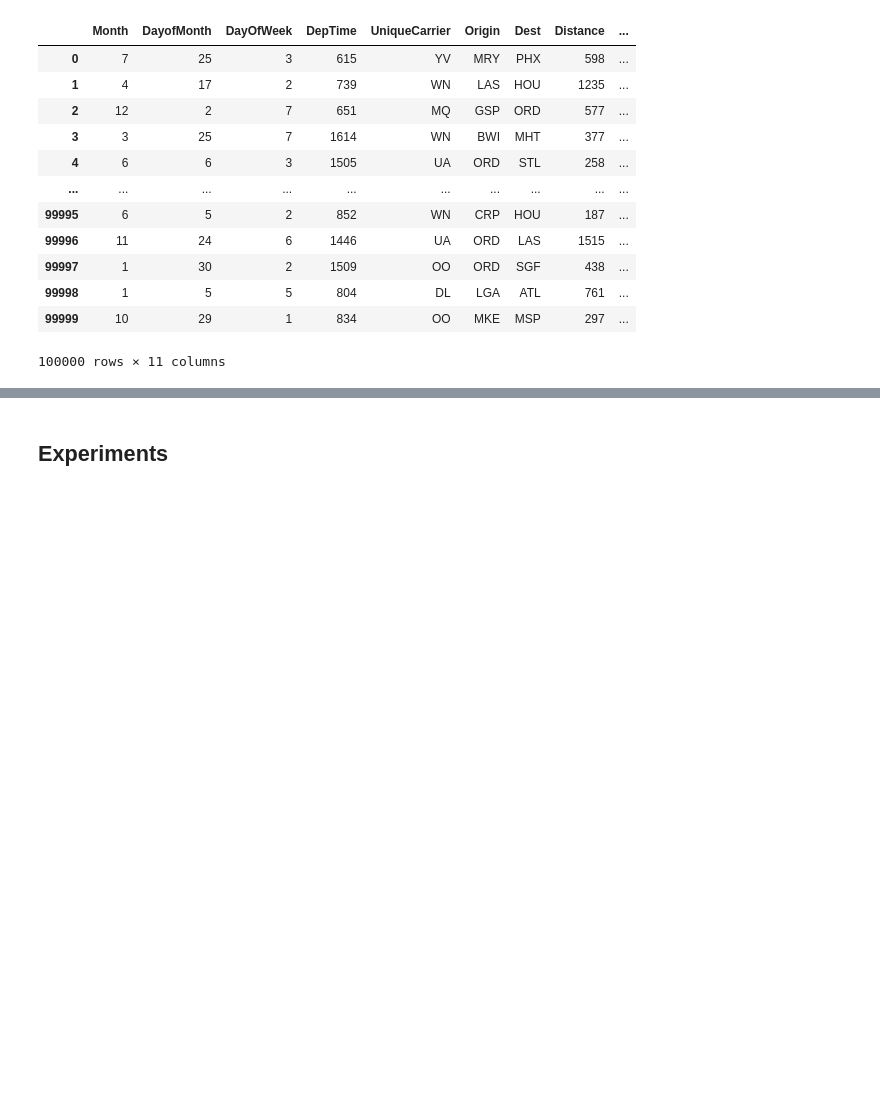
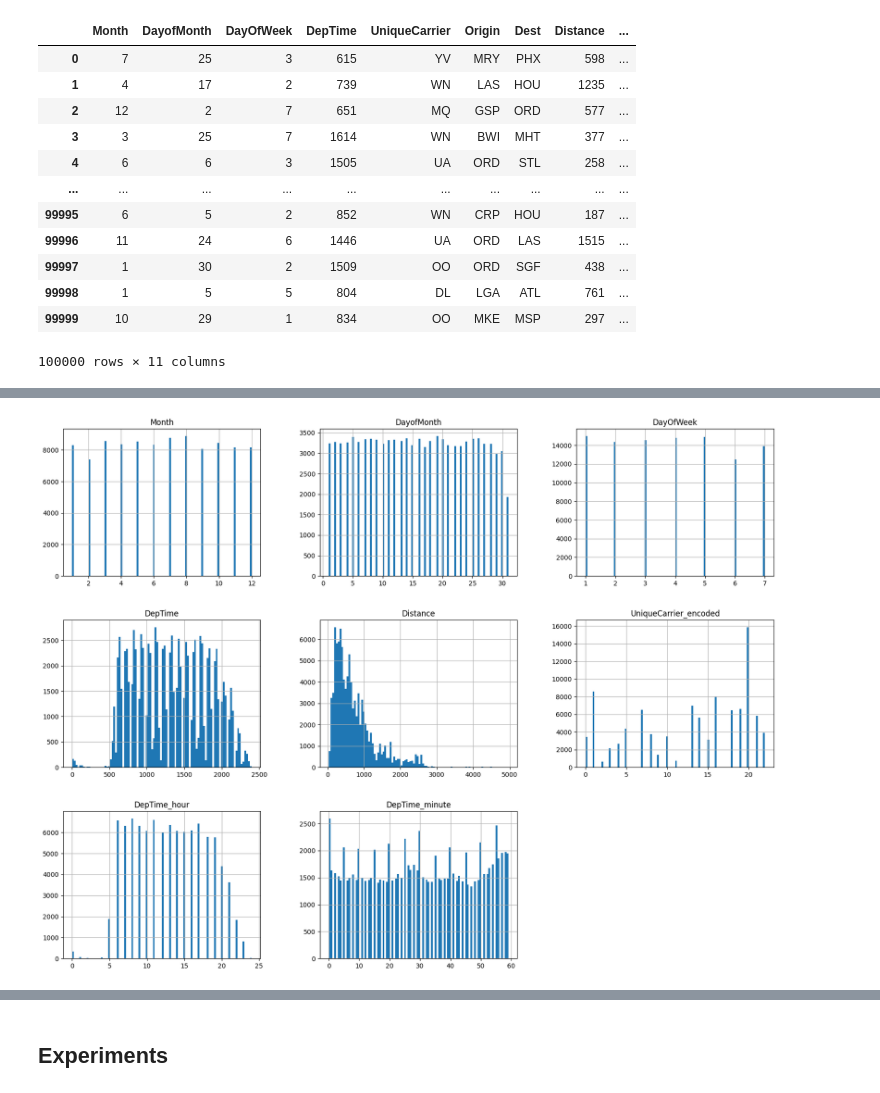
Before and after one commit to RJHXA/flight-delays-kaggle, a Jupyter notebook: main.ipynb, the cells around one changed output, grey strips where cells are left out. Saved outputs shown, nothing was run; the diff lists cells and outputs as text; code cells hidden in the pictures; blank space fills up the shorter version.

```diff
--- a/main.ipynb
+++ b/main.ipynb
@@ -408,0 +386,6 @@ test
+# %%
+test.hist(bins=100, figsize=(20,15))
+plt.grid()
+plt.show()
+# %% [output]
+[figure, added]
```
Also changed, not shown: parts of 54 cells of this notebook, 5 other files.
